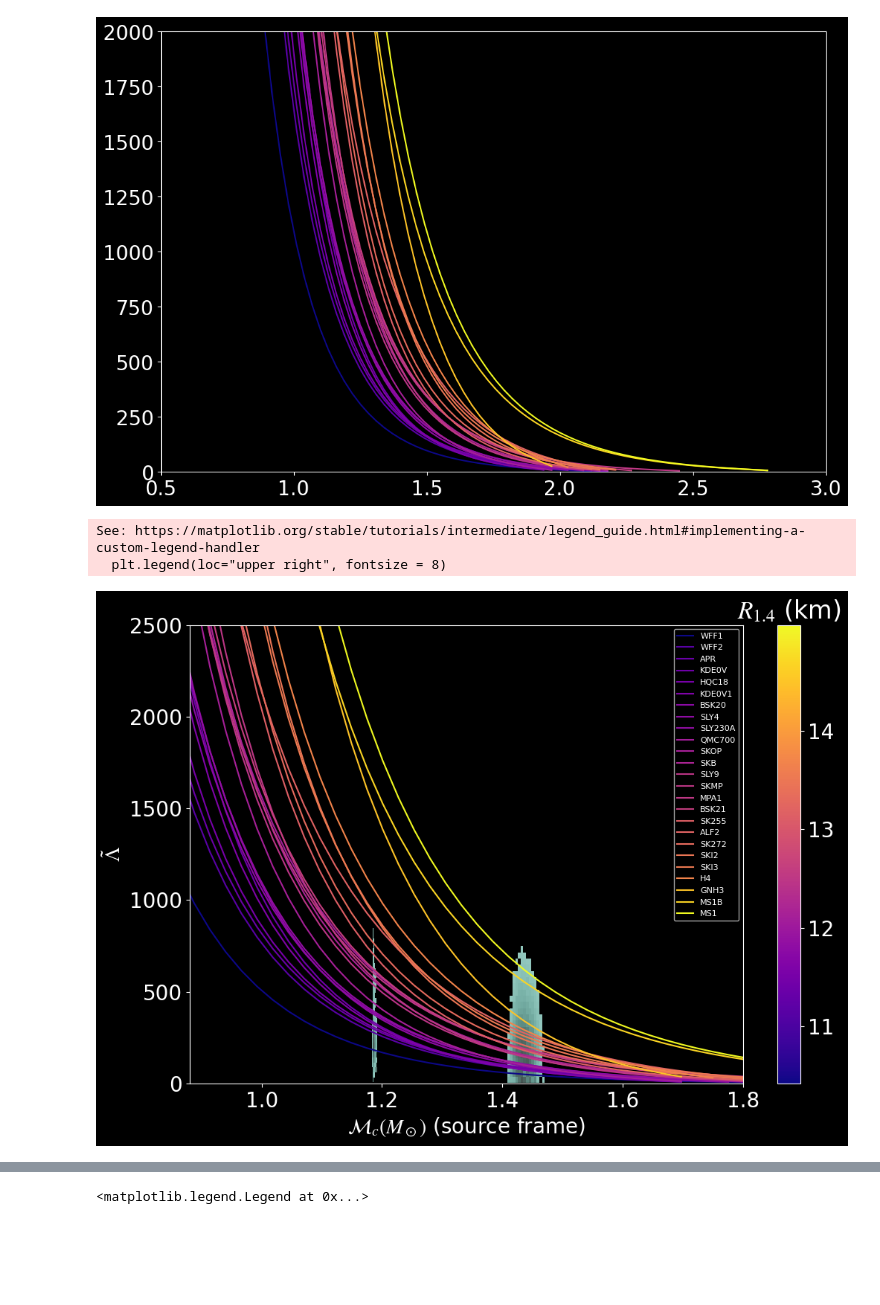
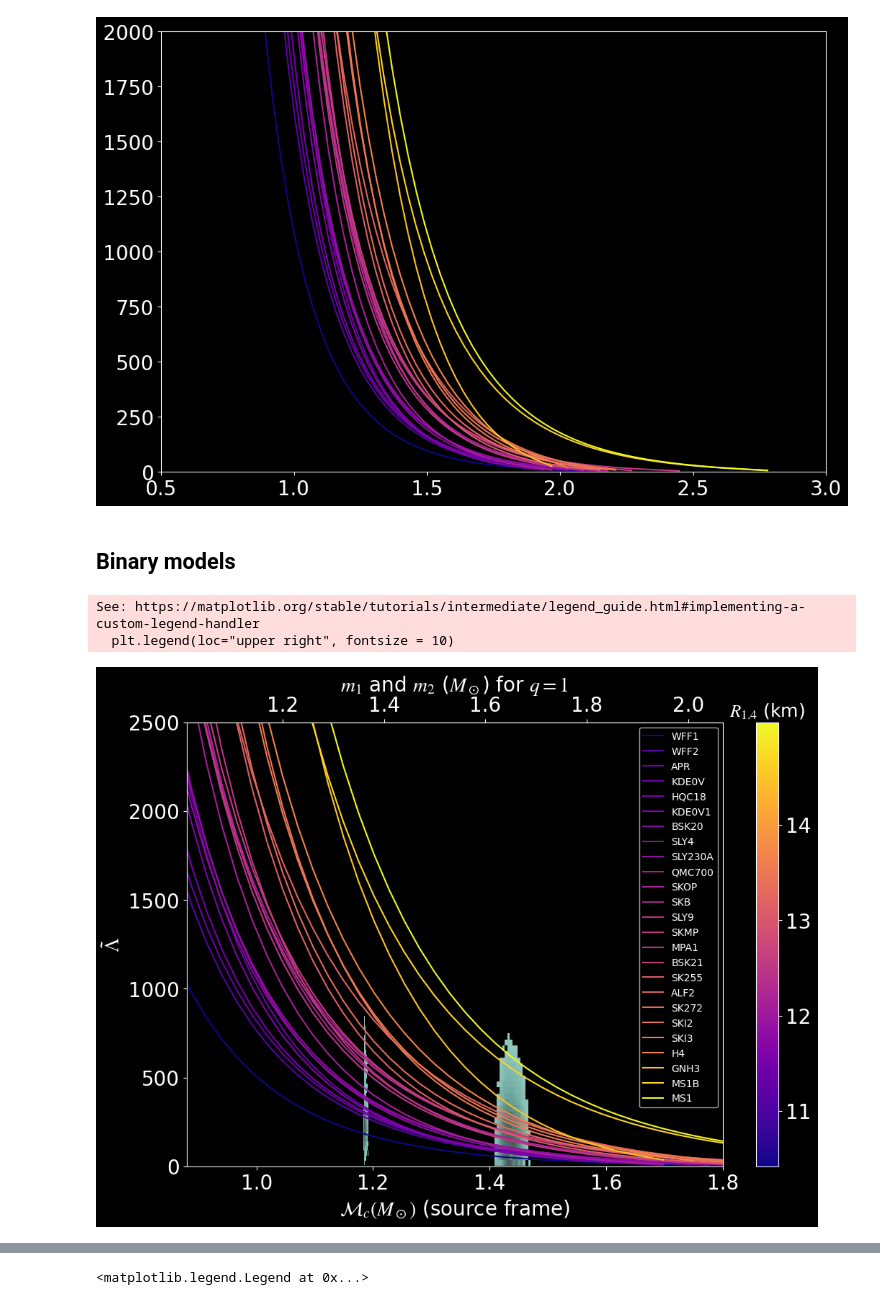
Before and after one commit to jsread/APSPlots2024, a Jupyter notebook: Read_APS_Plots_2024.ipynb, the cells around one changed output, grey strips where cells are left out. Cells and saved outputs as stored; diff of their text form; code cells hidden in the pictures; blank space fills up the shorter version.

```diff
--- a/Read_APS_Plots_2024.ipynb
+++ b/Read_APS_Plots_2024.ipynb
@@ -515,6 +509,13 @@ plt.xlim(0.5,3)
 # %% [output]
 (0.5, 3.0)
 [figure]
+# %% [markdown]
+## Binary models
+# %%
+def mchirp_to_component_q1(mch):
+    return mass1_from_mchirp_q(mch,1)
+def component_to_mchirp_q1(m):
+    return mchirp_from_mass1_mass2(m,m)
 # %%
 fig1, sp1 = plt.subplots(1, 1, figsize=(12,8))
 q=1
@@ -546,35 +547,38 @@ for eos in np.array(eoss)[np.argsort(np.array(radii))]:
         lam2 = (2/3) * lov2 * (((rad2/m)*(lal.C_SI**2/lal.G_SI))**5)
 
         m2 = m2 /lal.MSUN_SI
 
         tbl2[0].append(mchirp_from_mass1_mass2(m1,m2))
         tbl2[1].append(lambdatilde(lam1,lam2,m1,m2))
         m += 0.03 * lal.MSUN_SI
 
 
     plt.plot(tbl2[0], tbl2[1], label=eos, color = eoscolor)
 
 sns.histplot(data=lowSpinPos, x='mchirp_source', y='lamtilde', label='GW170817', log_scale=(False,False),
             weights = lowSpinPos['weights'],
              bins = (10,60),pthresh=.1)
 sns.histplot(data=GW190425lowSpinPos, x='chirp_mass_source', y='lamtilde', label='GW190425',log_scale=(False,False),
             weights = GW190425lowSpinPos['weights'],
              bins=(20,120),pthresh=.1)
 
-sp1.set_title('', fontsize=24)
+#sp1.set_title(r'$q=$'+str(q), fontsize=24)
 sp1.set_xlabel(r'$\mathcal{M}_c (M_\odot)$ (source frame)')
 sp1.set_ylabel(r'$\tilde\Lambda$')
-plt.legend(loc="upper right", fontsize = 8)
+ax =fig1.axes[0]
+secax = ax.secondary_xaxis('top', functions=(mchirp_to_component_q1, component_to_mchirp_q1))
+secax.set_xlabel(r'$m_1$ and $m_2$ ($M_\odot$) for $q=1$')
+plt.legend(loc="upper right", fontsize = 10)
 #plt.yscale('log')
 plt.ylim(0,2500)
 plt.xlim(0.88,1.8)
 tickvals =  [(11*1000-rmin)/(rmax-rmin),(12*1000-rmin)/(rmax-rmin),(13*1000-rmin)/(rmax-rmin),(14*1000-rmin)/(rmax-rmin)]
 ticklabels = ['11','12','13','14']
 cbar=plt.colorbar(plt.cm.ScalarMappable( cmap=plt.cm.plasma), ticks=tickvals)
 cbar.ax.set_yticklabels(ticklabels)
-cbar.ax.set_title(r'$R_{1.4}$ (km)')
+cbar.ax.set_title(r'$R_{1.4}$ (km)', fontsize=18)
 plt.show()
 # %% [output]
 See: https://matplotlib.org/stable/tutorials/intermediate/legend_guide.html#implementing-a-custom-legend-handler
-  plt.legend(loc="upper right", fontsize = 8)
+  plt.legend(loc="upper right", fontsize = 10)
-[figure, old version]
+[figure, new version]
```
Also changed, not shown: parts of 12 cells of this notebook.
